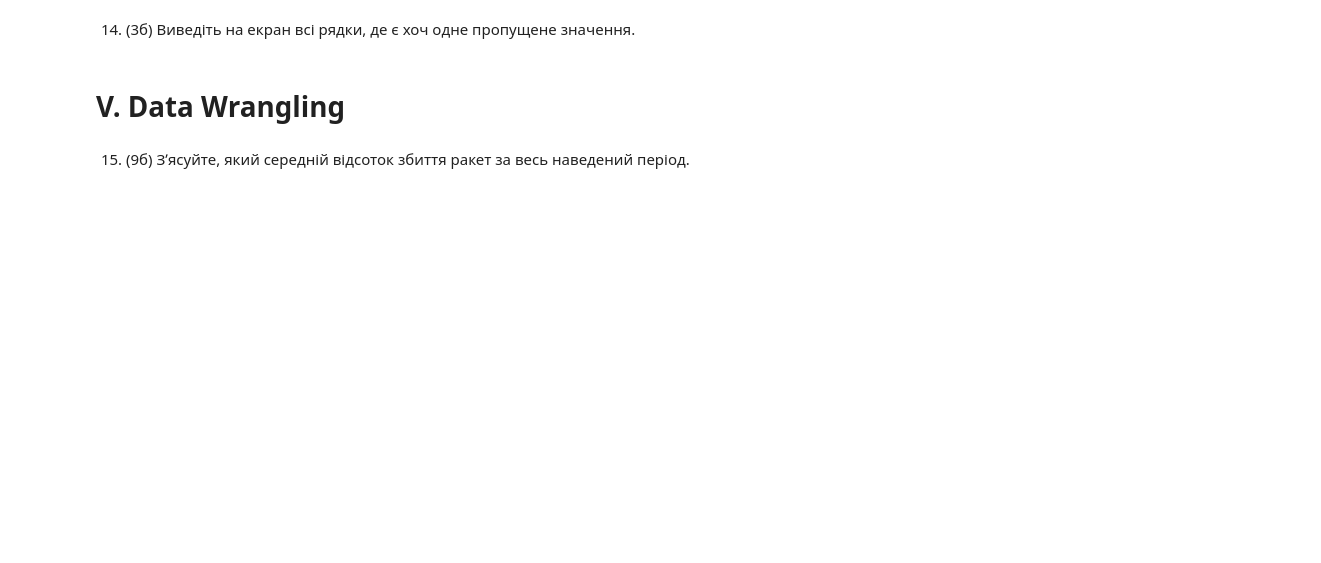
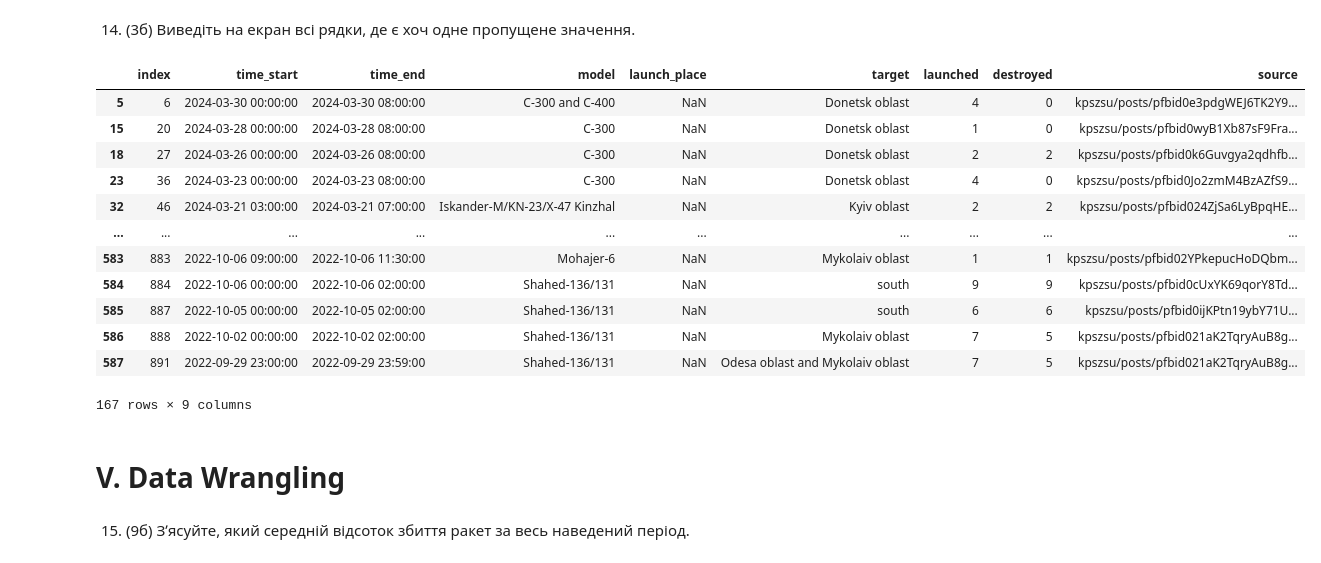
Before and after one commit to IvarY/hello-world, a Jupyter notebook: python_practice_9.ipynb, the cells around one changed output. Drawn from its saved outputs; the diff is of its cells as text; code cells hidden in the pictures; blank space fills up the shorter version.

```diff
--- a/python_practice_9.ipynb
+++ b/python_practice_9.ipynb
@@ -195,5 +340,21 @@ df['launched'].
 # %% [markdown]
 14. (3б) Виведіть на екран всі рядки, де є хоч одне пропущене значення.
+# %%
+df_drop3[df_drop3.isna().any(axis=1)]
+# %% [output]
+|  | index | time_start | time_end | model | launch_place | target | launched | destroyed | source |
+| 5 | 6 | 2024-03-30 00:00:00 | 2024-03-30 08:00:00 | C-300 and C-400 | NaN | Donetsk oblast | 4 | 0 | kpszsu/posts/pfbid0e3pdgWEJ6TK2Y9... |
+| 15 | 20 | 2024-03-28 00:00:00 | 2024-03-28 08:00:00 | C-300 | NaN | Donetsk oblast | 1 | 0 | kpszsu/posts/pfbid0wyB1Xb87sF9Fra... |
+| 18 | 27 | 2024-03-26 00:00:00 | 2024-03-26 08:00:00 | C-300 | NaN | Donetsk oblast | 2 | 2 | kpszsu/posts/pfbid0k6Guvgya2qdhfb... |
+| 23 | 36 | 2024-03-23 00:00:00 | 2024-03-23 08:00:00 | C-300 | NaN | Donetsk oblast | 4 | 0 | kpszsu/posts/pfbid0Jo2zmM4BzAZfS9... |
+| 32 | 46 | 2024-03-21 03:00:00 | 2024-03-21 07:00:00 | Iskander-M/KN-23/X-47 Kinzhal | NaN | Kyiv oblast | 2 | 2 | kpszsu/posts/pfbid024ZjSa6LyBpqHE... |
+| ... | ... | ... | ... | ... | ... | ... | ... | ... | ... |
+| 583 | 883 | 2022-10-06 09:00:00 | 2022-10-06 11:30:00 | Mohajer-6 | NaN | Mykolaiv oblast | 1 | 1 | kpszsu/posts/pfbid02YPkepucHoDQbm... |
+| 584 | 884 | 2022-10-06 00:00:00 | 2022-10-06 02:00:00 | Shahed-136/131 | NaN | south | 9 | 9 | kpszsu/posts/pfbid0cUxYK69qorY8Td... |
+| 585 | 887 | 2022-10-05 00:00:00 | 2022-10-05 02:00:00 | Shahed-136/131 | NaN | south | 6 | 6 | kpszsu/posts/pfbid0ijKPtn19ybY71U... |
+| 586 | 888 | 2022-10-02 00:00:00 | 2022-10-02 02:00:00 | Shahed-136/131 | NaN | Mykolaiv oblast | 7 | 5 | kpszsu/posts/pfbid021aK2TqryAuB8g... |
+| 587 | 891 | 2022-09-29 23:00:00 | 2022-09-29 23:59:00 | Shahed-136/131 | NaN | Odesa oblast and Mykolaiv oblast | 7 | 5 | kpszsu/posts/pfbid021aK2TqryAuB8g... |
+167 rows × 9 columns
 # %% [markdown]
 # V. Data Wrangling
 # %% [markdown]
```
Also changed, not shown: parts of 30 cells of this notebook.
